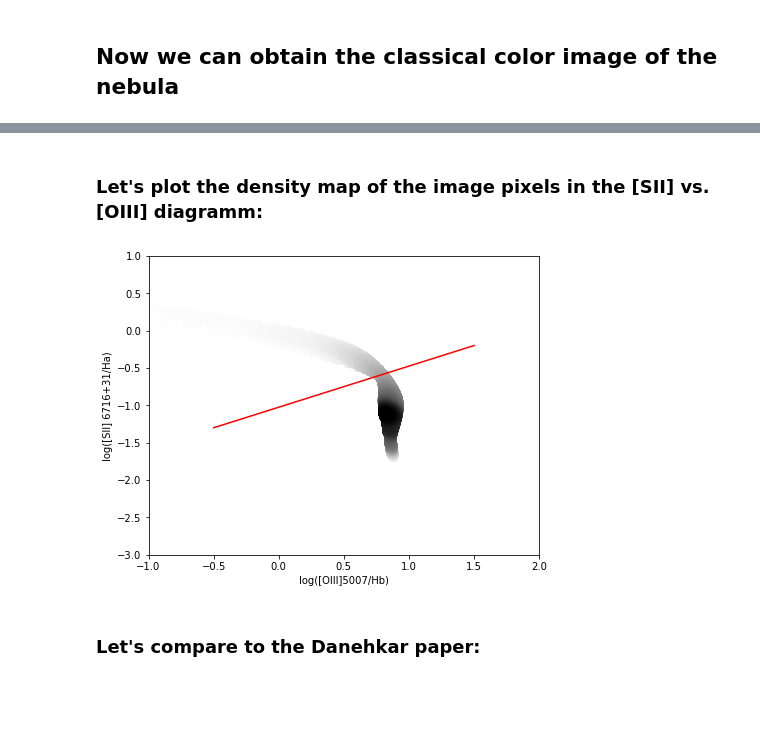
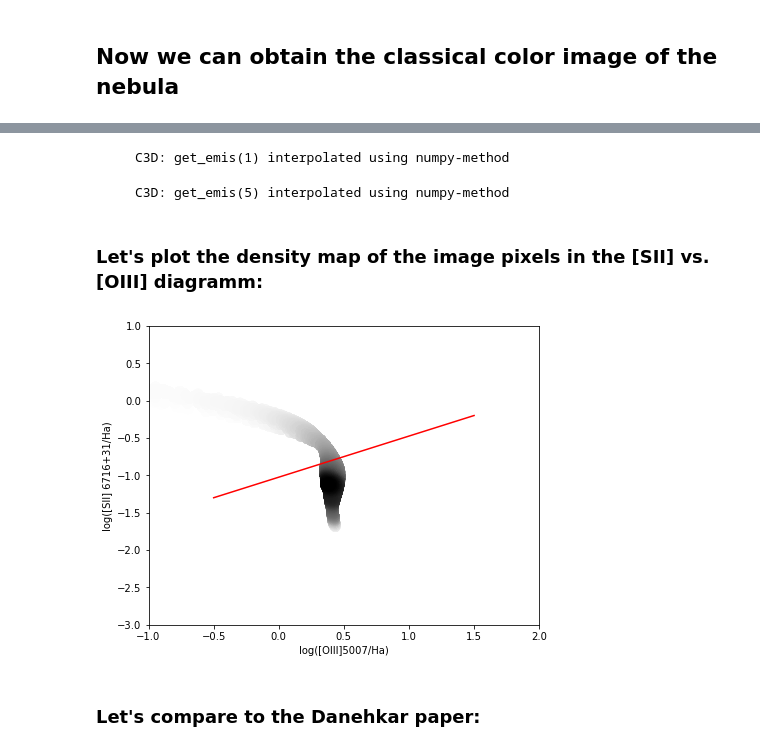
Before and after one commit to Morisset/pyCloudy, a Jupyter notebook: pyCloudy/docs/shocks.ipynb, the cells around one changed output, grey strips where cells are left out. Drawn from its saved outputs; the diff is of its cells as text; code cells hidden in the pictures; blank space fills up the shorter version.

```diff
--- a/pyCloudy/docs/shocks.ipynb
+++ b/pyCloudy/docs/shocks.ipynb
@@ -86,9 +89,12 @@ plt.imshow(im);
 # %%
 # Defining the 2 monochromatic images
 O3im= (m3d.get_emis('O__3_500684A').sum(axis = proj_axis) /
-       m3d.get_emis('H__1_486133A').sum(axis = proj_axis))
+       m3d.get_emis('H__1_656285A').sum(axis = proj_axis))
 S2im= ((m3d.get_emis('S__2_671644A')+m3d.get_emis('S__2_673082A')).sum(axis = proj_axis) /
        m3d.get_emis('H__1_656285A').sum(axis = proj_axis))
+# %% [output]
+     C3D: get_emis(1) interpolated using numpy-method
+     C3D: get_emis(5) interpolated using numpy-method
 # %% [markdown]
 ### Let's plot the density map of the image pixels in the [SII] vs. [OIII] diagramm:
 # %%
@@ -107,16 +113,16 @@ x, y, z = x[idx], y[idx], z[idx]
 # %%
 # Plotting the density map
 fig, ax = plt.subplots(figsize=(7,5.5))
 ax.scatter(x, y, c=z, s=100, edgecolor='', cmap = 'Greys')
 ax.set_xlim((-1, 2))
 ax.set_ylim((-3, 1))
-ax.set_xlabel('log([OIII]5007/Hb)')
+ax.set_xlabel('log([OIII]5007/Ha)')
 ax.set_ylabel('log([SII] 6716+31/Ha)')
 xtab = np.linspace(-0.5, 1.5, 10)
 ytab = 0.55*xtab -1.025
 ax.plot(xtab, ytab, c='r');
 # %% [output]
-[figure, old version]
+[figure, new version]
 # %% [markdown]
 ### Let's compare to the Danehkar paper:
 # %%
```
Also changed, not shown: parts of 6 cells of this notebook.
